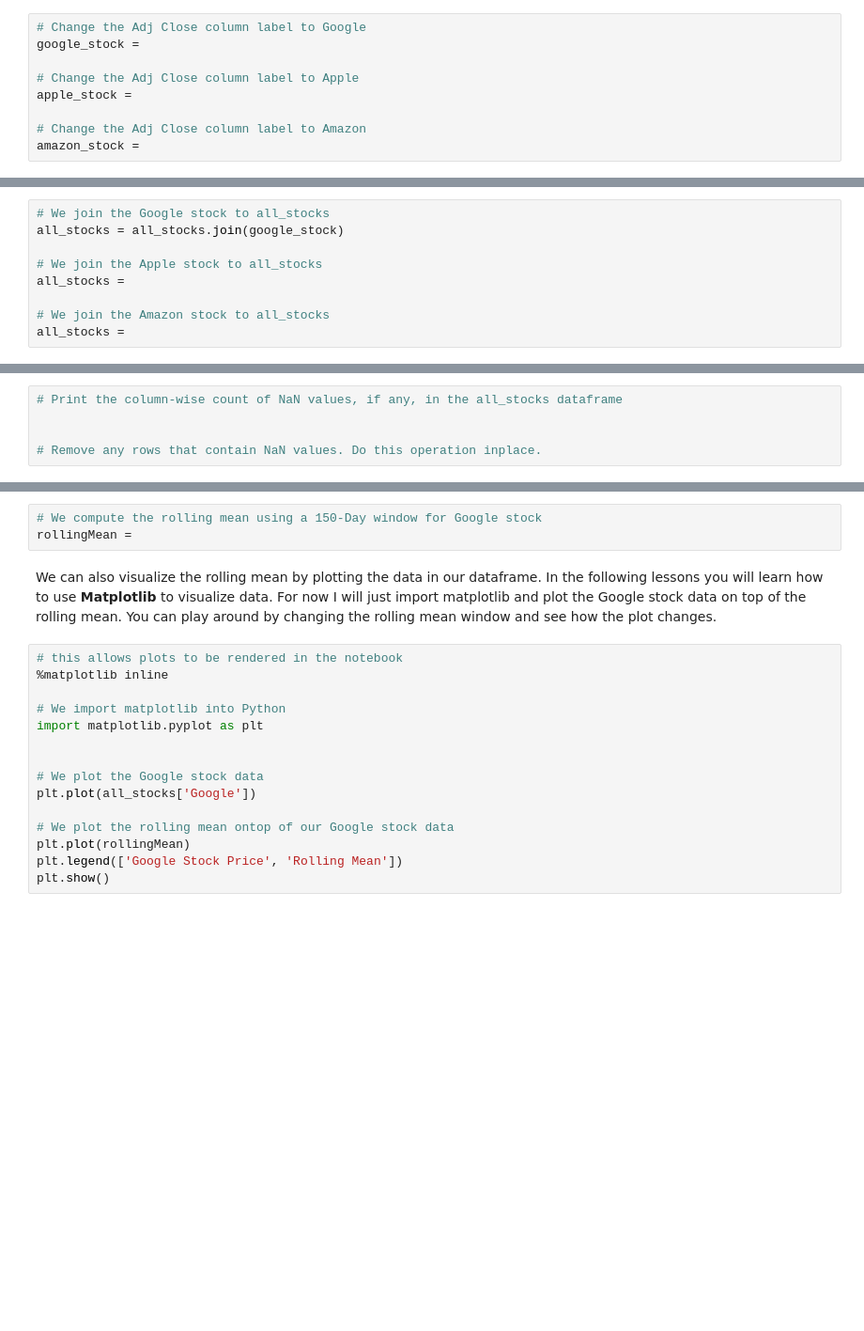
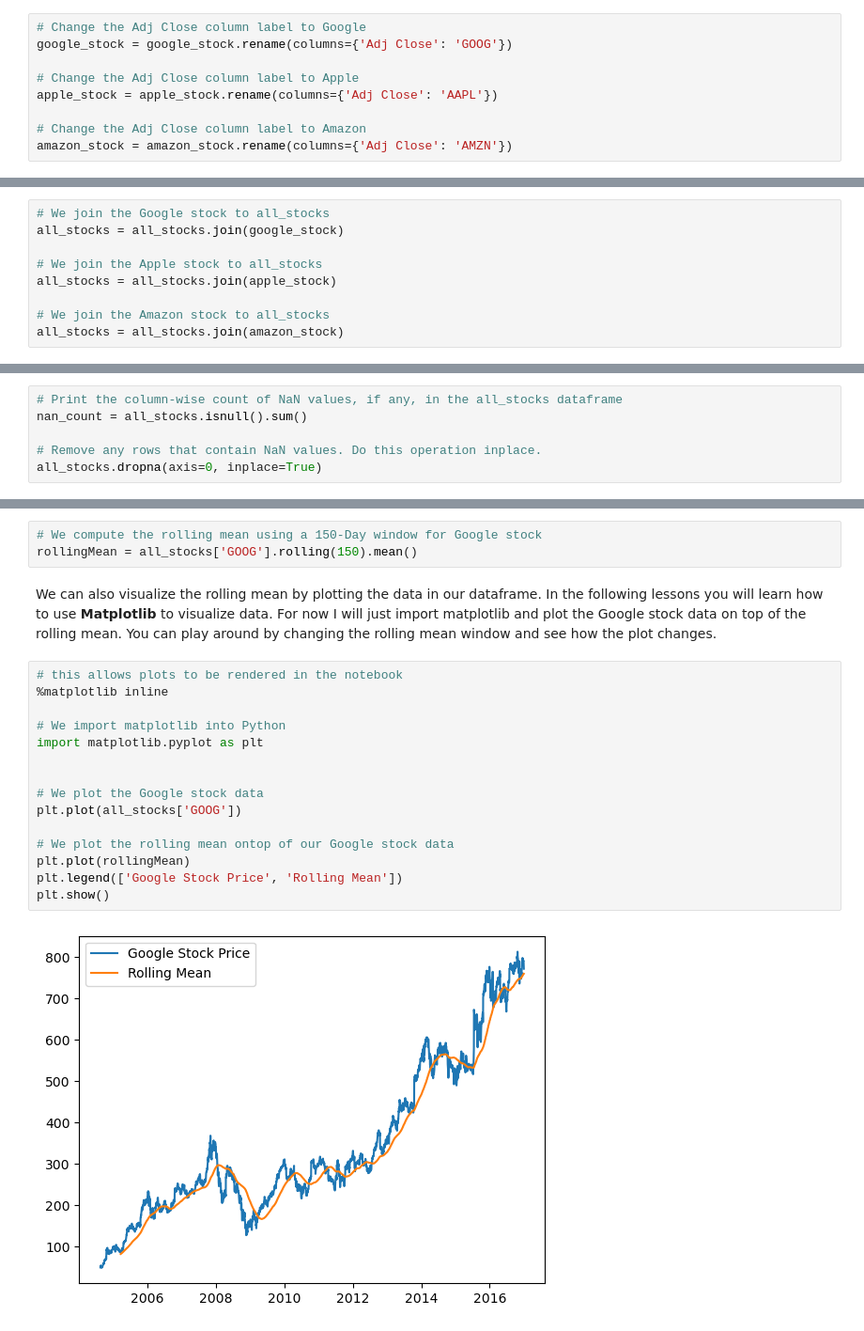
Before and after one commit to kinant/ud-ai-python-nd, a Jupyter notebook: Course 03/Pandas/Statistics from Stock Data.ipynb, the cells around one changed output, grey strips where cells are left out. Shown: that part at 94% size. Saved outputs shown, nothing was run; the diff lists cells and outputs as text; blank space fills up the shorter version.

```diff
--- a/Course 03/Pandas/Statistics from Stock Data.ipynb
+++ b/Course 03/Pandas/Statistics from Stock Data.ipynb
@@ -72,13 +72,13 @@ all_stocks = pd.DataFrame(index = dates)
 You will now join the the individual DataFrames, `google_stock`, `apple_stock`, and `amazon_stock`, to the `all_stocks` DataFrame. However, before you do this, it is necessary that you change the name of the columns in each of the three dataframes. This is because the column labels in the `all_stocks` dataframe must be unique. Since all the columns in the individual dataframes have the same name, `Adj Close`, we must change them to the stock name before joining them. In the space below change the column label `Adj Close` of each individual dataframe to the name of the corresponding stock. You can do this by using the `pd.DataFrame.rename()` function.
 # %%
 # Change the Adj Close column label to Google
-google_stock =
+google_stock = google_stock.rename(columns={'Adj Close': 'GOOG'})
 
 # Change the Adj Close column label to Apple
-apple_stock =
+apple_stock = apple_stock.rename(columns={'Adj Close': 'AAPL'})
 
 # Change the Adj Close column label to Amazon
-amazon_stock =
+amazon_stock = amazon_stock.rename(columns={'Adj Close': 'AMZN'})
 # %% [markdown]
 You can check that the column labels have been changed correctly by displaying the datadrames
 # %%
@@ -91,10 +99,10 @@ Now that we have unique column labels, we can join the individual DataFrames to
 all_stocks = all_stocks.join(google_stock)
 
 # We join the Apple stock to all_stocks
-all_stocks =
+all_stocks = all_stocks.join(apple_stock)
 
 # We join the Amazon stock to all_stocks
-all_stocks =
+all_stocks = all_stocks.join(amazon_stock)
 # %% [markdown]
 You can check that the dataframes have been joined correctly by displaying the `all_stocks`  dataframe
 # %%
@@ -109,6 +134,7 @@ all_stocks.describe()
 Before we proceed to get some statistics on the stock data, let's first check that we don't have any *NaN* values. In the space below check if there are any *NaN* values in the `all_stocks`  dataframe. If there are any, remove any rows that have *NaN* values:
 # %%
 # Print the column-wise count of NaN values, if any, in the all_stocks dataframe
-
+nan_count = all_stocks.isnull().sum()
 
 # Remove any rows that contain NaN values. Do this operation inplace.
+all_stocks.dropna(axis=0, inplace=True)
@@ -126,21 +200,23 @@ Now that you have eliminated any *NaN* values we can now calculate some basic st
 We will now look at how we can compute some rolling statistics, also known as moving statistics. We can calculate for example the rolling mean (moving average) of the Google stock price by using the Pandas `dataframe.rolling().mean()` method. The `dataframe.rolling(N).mean()` calculates the rolling mean over an `N`-day window. In other words, we can take a look at the average stock price every `N`  days using the above method. Fill in the code below to calculate the average stock price every 150 days for Google stock
 # %%
 # We compute the rolling mean using a 150-Day window for Google stock
-rollingMean =
+rollingMean = all_stocks['GOOG'].rolling(150).mean()
 # %% [markdown]
 We can also visualize the rolling mean by plotting the data in our dataframe. In the following lessons you will learn how to use **Matplotlib** to visualize data. For now I will just import matplotlib and plot the Google stock data on top of the rolling mean. You can play around by changing the rolling mean window and see how the plot changes.
 # %%
 # this allows plots to be rendered in the notebook
 %matplotlib inline
 
 # We import matplotlib into Python
 import matplotlib.pyplot as plt
 
 
 # We plot the Google stock data
-plt.plot(all_stocks['Google'])
+plt.plot(all_stocks['GOOG'])
 
 # We plot the rolling mean ontop of our Google stock data
 plt.plot(rollingMean)
 plt.legend(['Google Stock Price', 'Rolling Mean'])
 plt.show()
+# %% [output]
+[figure, added]
```
Also changed, not shown: parts of 6 cells of this notebook.
